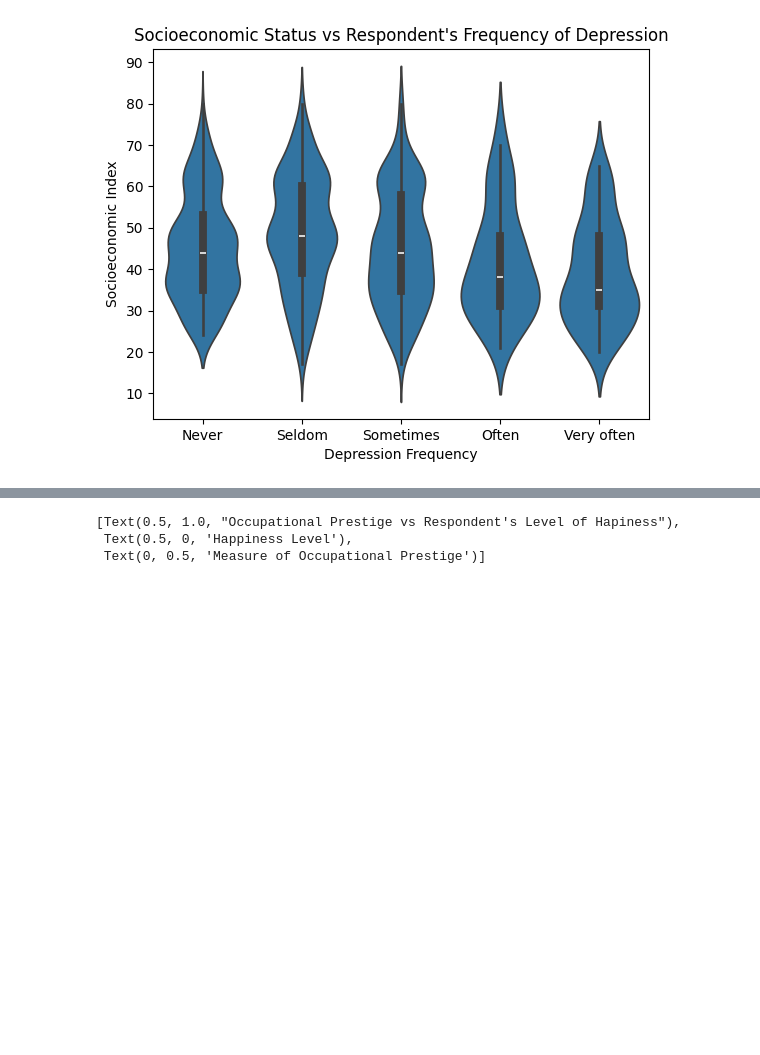
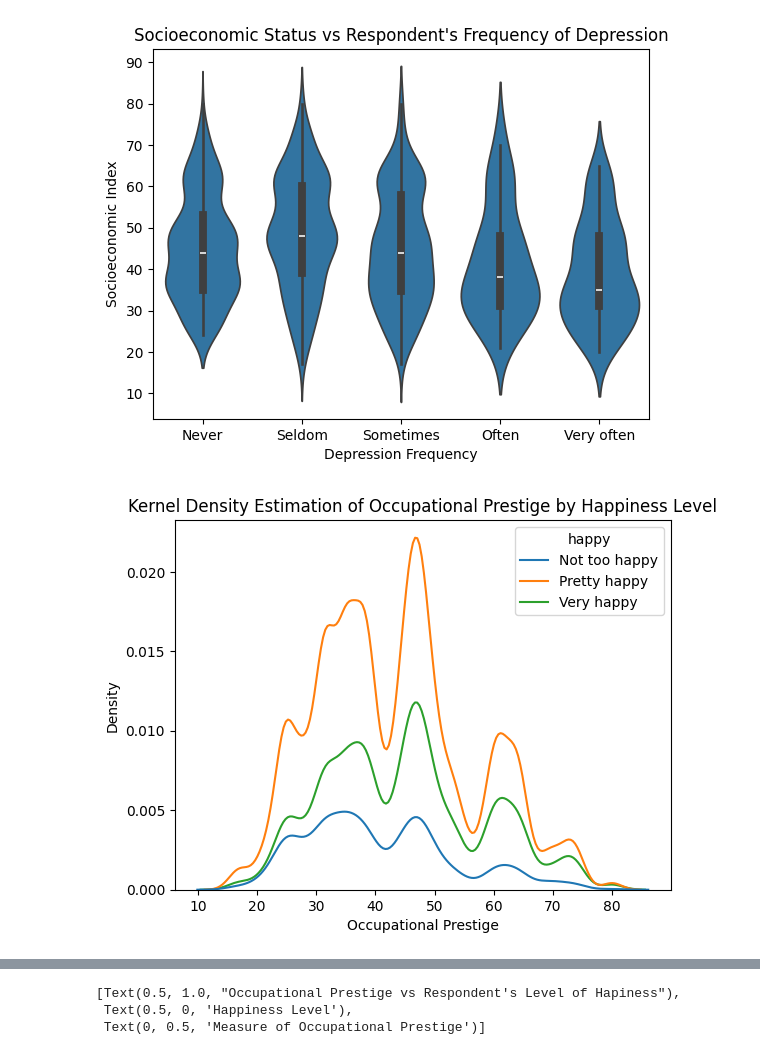
Before and after one commit to phipyao/ds3001-project_gss, a Jupyter notebook: project.ipynb, the cells around one changed output, grey strips where cells are left out. Saved outputs shown, nothing was run; the diff lists cells and outputs as text; code cells hidden in the pictures; blank space fills up the shorter version.

```diff
--- a/project.ipynb
+++ b/project.ipynb
@@ -181,3 +194,11 @@ sns.violinplot(x='hlthdep',y='prestg10',data=df, order=['Never', 'Seldom', 'Some
  Text(0.5, 0, 'Depression Frequency'),
  Text(0, 0.5, 'Socioeconomic Index')]
 [figure]
+# %%
+sns.kdeplot(x='prestg10', data=df, hue="happy").set(xlabel='Occupational Prestige')
+
+plt.title('Kernel Density Estimation of Occupational Prestige by Happiness Level', wrap=True)
+
+plt.show()
+# %% [output]
+[figure, added]
```
Also changed, not shown: parts of 15 cells of this notebook.
